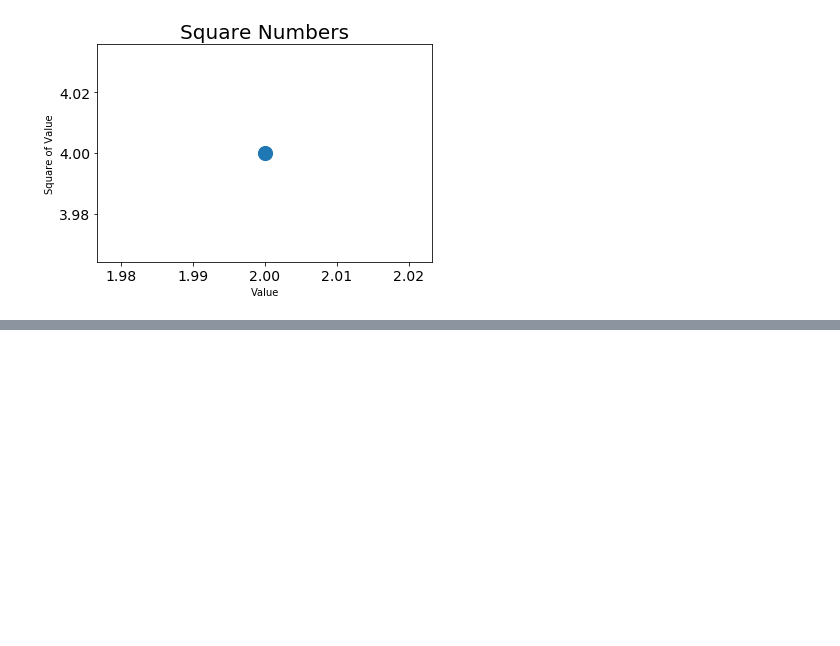
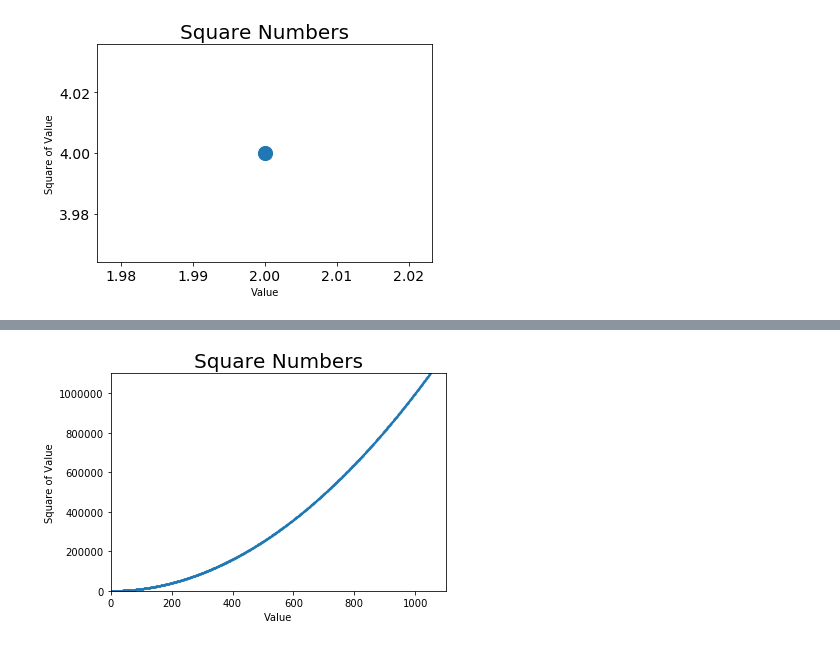
Before and after one commit to JocelynLi0616/Python-Crash-Course, a Jupyter notebook: Data Visualization Project - Generating Data.ipynb, the cells around one changed output, grey strips where cells are left out. Drawn from its saved outputs; the diff is of its cells as text; code cells hidden in the pictures; blank space fills up the shorter version.

```diff
--- a/Data Visualization Project - Generating Data.ipynb
+++ b/Data Visualization Project - Generating Data.ipynb
@@ -76,0 +97,21 @@ plt.show()
+# %%
+# Calculating Data Automatically
+
+import matplotlib.pyplot as plt
+
+x_value = range(1,1100)
+y_value = [x**2 for x in x_value]
+
+plt.scatter(x_value, y_value, s=1)
+
+# Set chart title and label axes
+plt.title("Square Numbers", fontsize = 20)
+plt.xlabel("Value", fontsize = 10)
+plt.ylabel("Square of Value", fontsize = 10)
+
+#The axis() function requires four values: the minimum and maximum values for the x-axis and the y-axis.
+plt.axis([0, 1100, 0, 1100000])
+
+plt.show()
+# %% [output]
+[figure, added]
```
Also changed, not shown: parts of 8 cells of this notebook.
